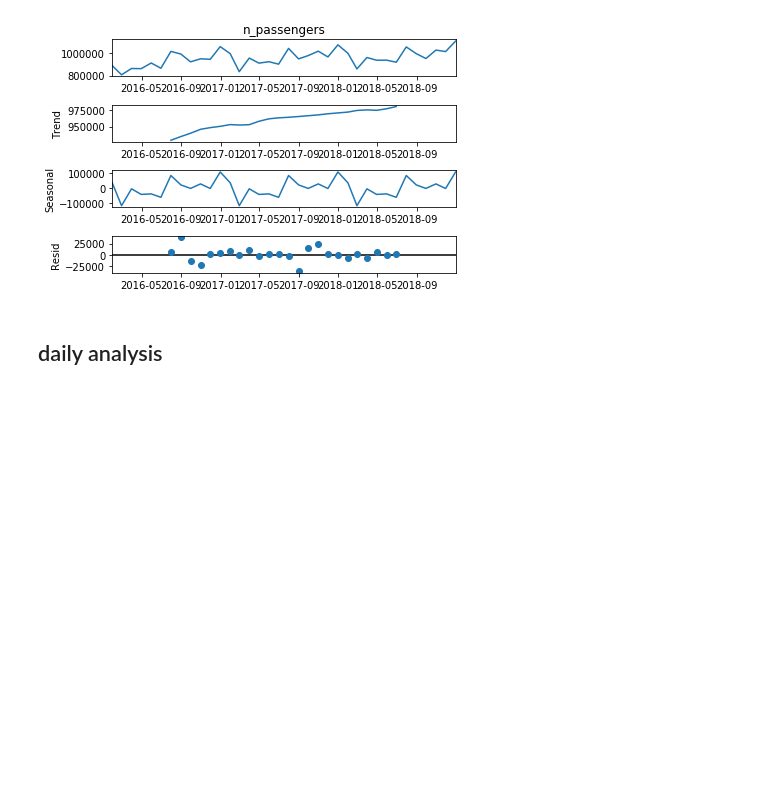
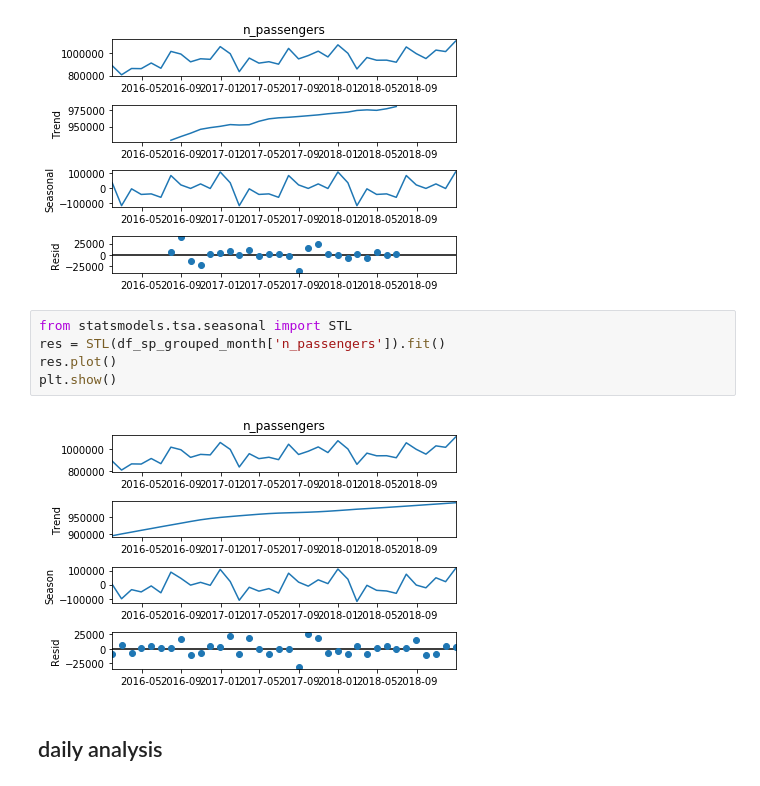
Before and after one commit to welberthdouglas/Civil_Aviation_ML, a Jupyter notebook: CA_SP-RJ.ipynb, the cells around one changed output. Drawn from its saved outputs; the diff is of its cells as text; blank space fills up the shorter version.

```diff
--- a/CA_SP-RJ.ipynb
+++ b/CA_SP-RJ.ipynb
@@ -261,6 +235,13 @@ result.plot()
 plt.show();
 # %% [output]
 [figure]
+# %%
+from statsmodels.tsa.seasonal import STL
+res = STL(df_sp_grouped_month['n_passengers']).fit()
+res.plot()
+plt.show()
+# %% [output]
+[figure, added]
 # %% [markdown]
 ## daily analysis
 # %%
```
Also changed, not shown: parts of 19 cells of this notebook.
